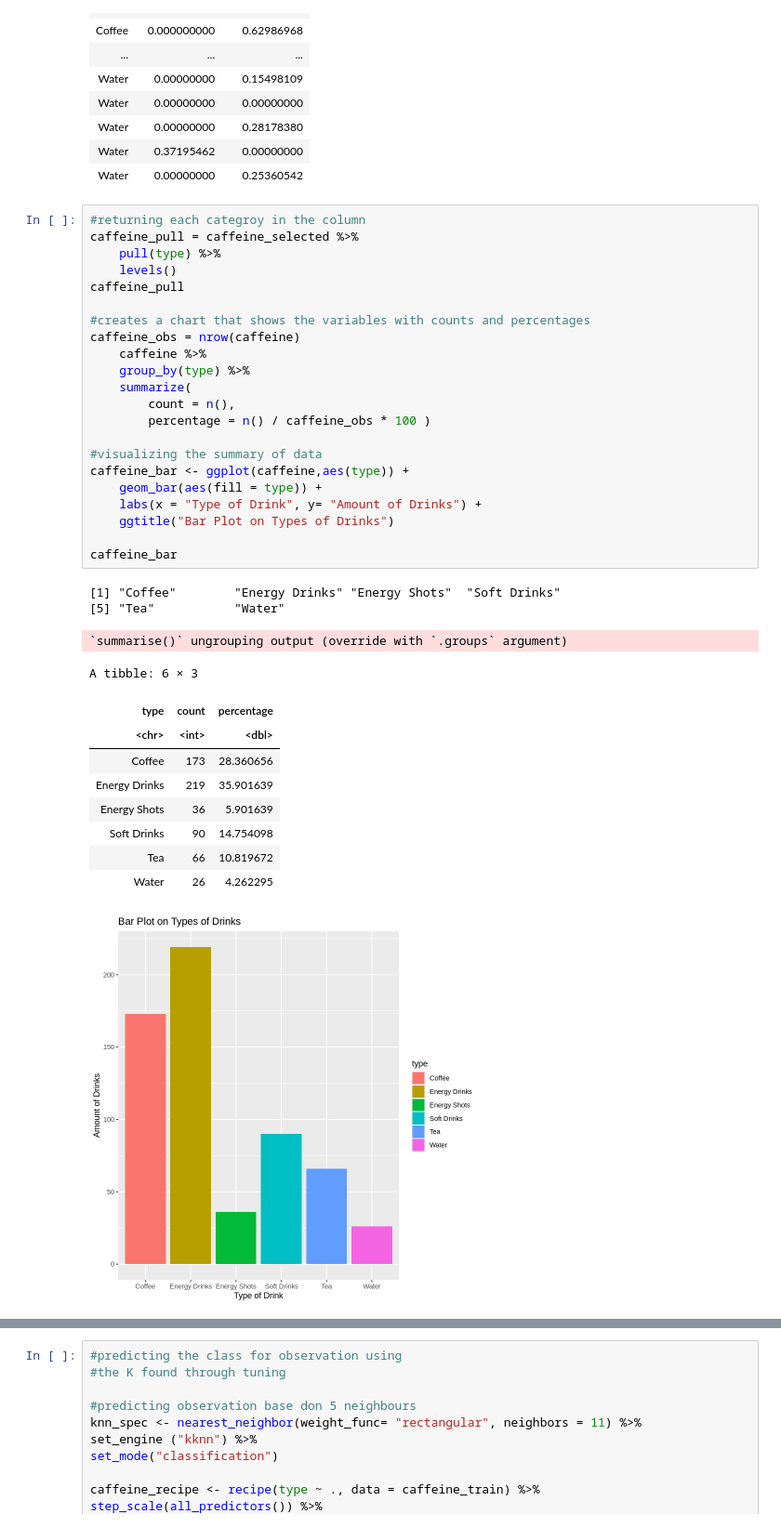
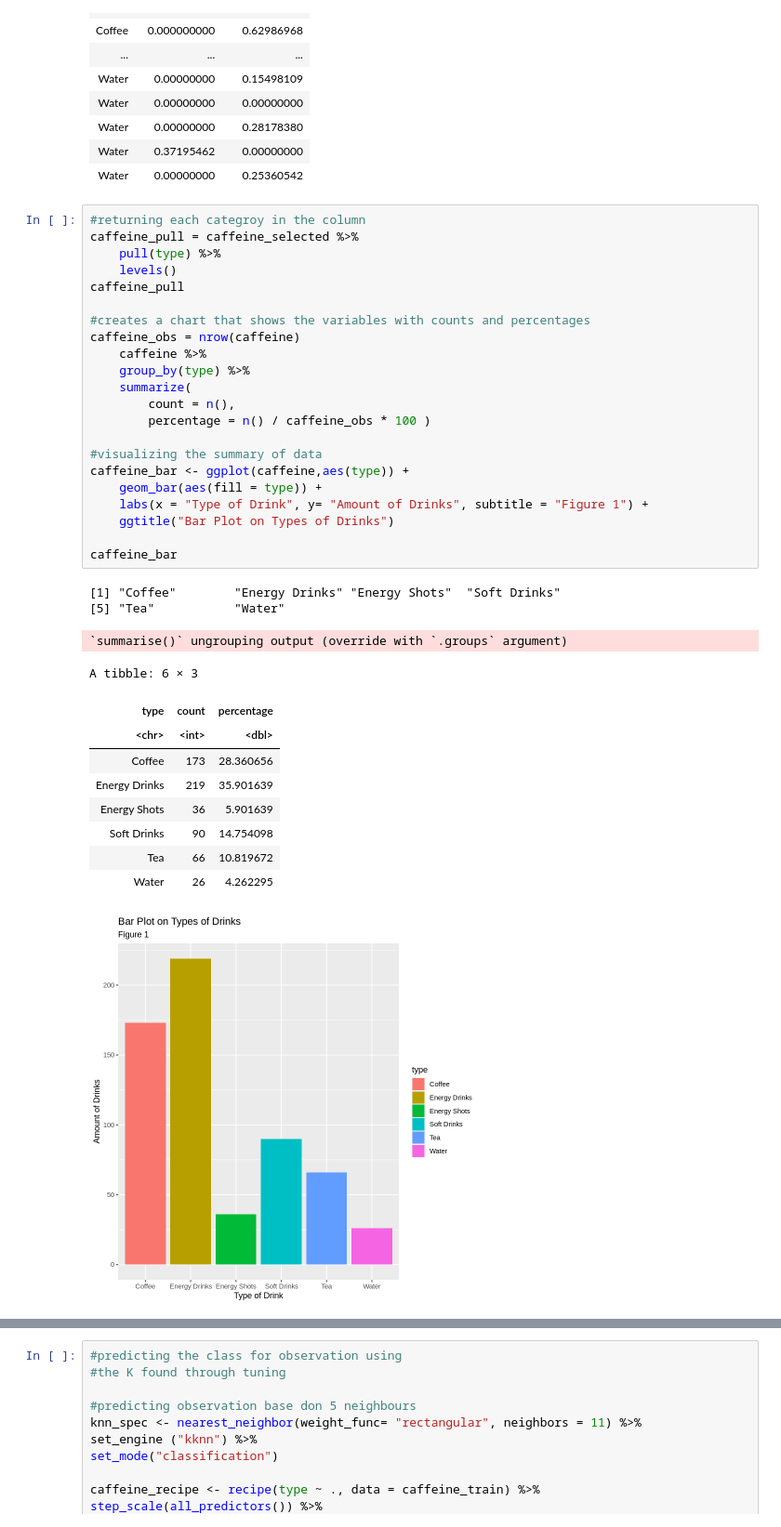
Before and after one commit to sejalvij/dsci-new-project, a Jupyter notebook: New project code.ipynb, the cells around one changed output, grey strips where cells are left out. Shown at 93% size. Drawn from its saved outputs; the diff is of its cells as text.

```diff
--- a/New project code.ipynb
+++ b/New project code.ipynb
@@ -80,35 +81,35 @@ caffeine_pull = caffeine_selected %>%
     levels()
 caffeine_pull
 
 #creates a chart that shows the variables with counts and percentages
 caffeine_obs = nrow(caffeine)
     caffeine %>%
     group_by(type) %>%
     summarize(
         count = n(),
         percentage = n() / caffeine_obs * 100 )
 
 #visualizing the summary of data
 caffeine_bar <- ggplot(caffeine,aes(type)) +
     geom_bar(aes(fill = type)) +
-    labs(x = "Type of Drink", y= "Amount of Drinks") +
+    labs(x = "Type of Drink", y= "Amount of Drinks", subtitle = "Figure 1") +
     ggtitle("Bar Plot on Types of Drinks")
 
 caffeine_bar
 # %% [output]
 [1] "Coffee"        "Energy Drinks" "Energy Shots"  "Soft Drinks"
 [5] "Tea"           "Water"
 `summarise()` ungrouping output (override with `.groups` argument)
 A tibble: 6 × 3
 | type | count | percentage |
 | <chr> | <int> | <dbl> |
 | Coffee | 173 | 28.360656 |
 | Energy Drinks | 219 | 35.901639 |
 | Energy Shots | 36 | 5.901639 |
 | Soft Drinks | 90 | 14.754098 |
 | Tea | 66 | 10.819672 |
 | Water | 26 | 4.262295 |
-[figure, old version]
+[figure, new version]
 # %%
 #tuning (choosing the best K)
 
```
Also changed, not shown: parts of 4 cells of this notebook.
